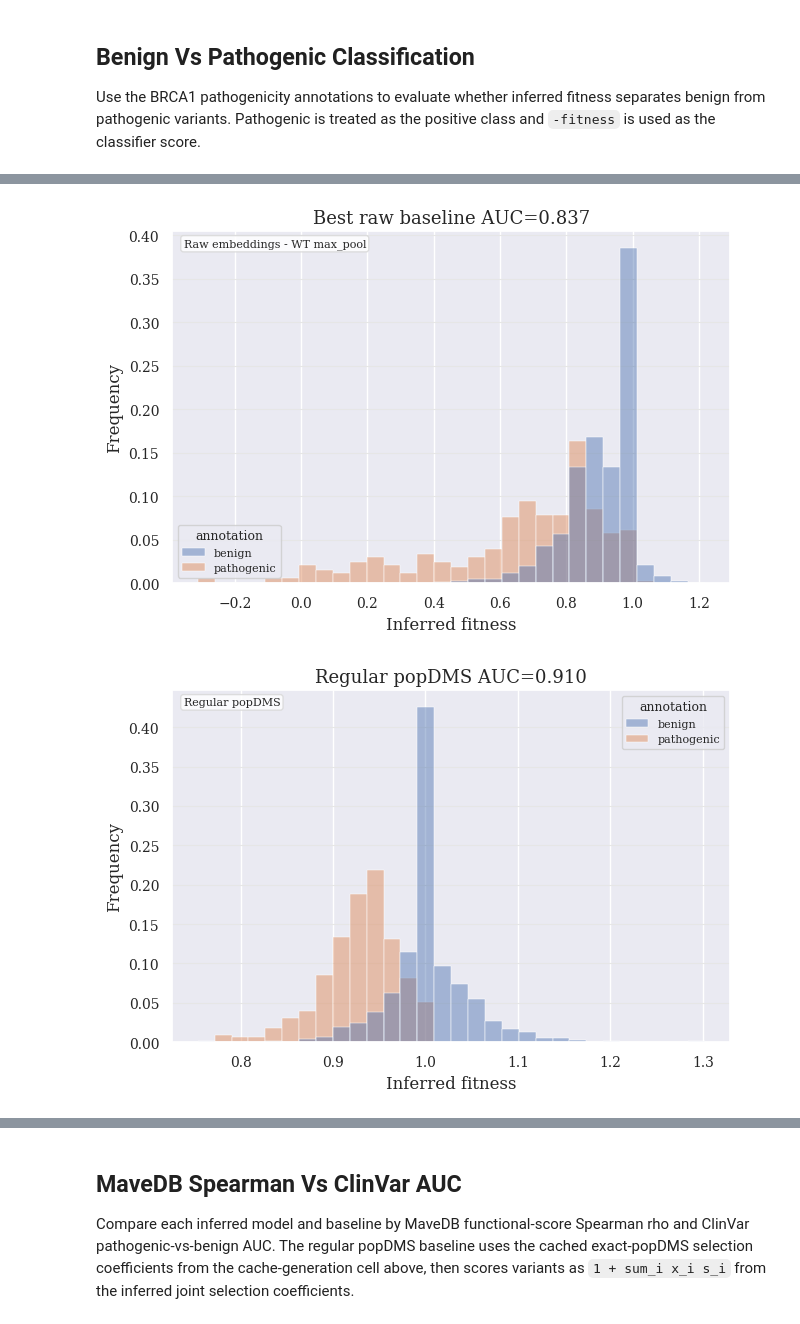
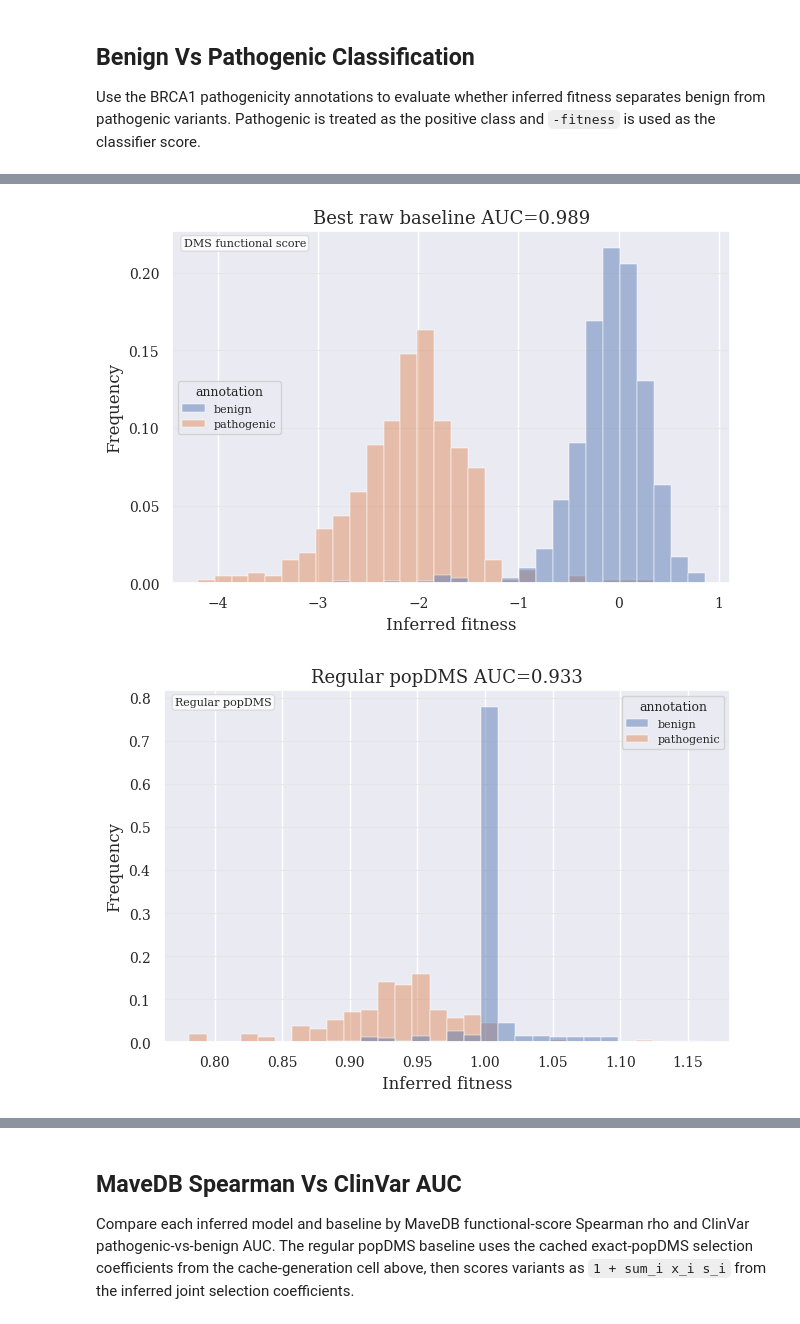
Before and after one commit to dylanwells37/esmDMS, a Jupyter notebook: real_data_esm_analysis_cpu_sae.ipynb, the cells around one changed output, grey strips where cells are left out. Cells and saved outputs as stored; diff of their text form; code cells hidden in the pictures.

```diff
--- a/real_data_esm_analysis_cpu_sae.ipynb
+++ b/real_data_esm_analysis_cpu_sae.ipynb
@@ -1100,5 +1441,5 @@ def _plot_suffix(value):
 # %%
-RUN_EXACT_POPDMS_INFERENCE = False
+RUN_EXACT_POPDMS_INFERENCE = True
 
 if RUN_EXACT_POPDMS_INFERENCE:
     selection_df = _exact_popdms_selection_coefficients(
@@ -1124,6 +1477,7 @@ Using cached exact popDMS selection coefficients: /net/dali/home/barton/dhw28/po
 RUN_SAE_SWEEP_PARETO_ANALYSIS = True
 
 if RUN_SAE_SWEEP_PARETO_ANALYSIS:
+    SAE_SWEEP_RESULTS_PATHS = _sweep_result_paths()
     existing_sweep_result_paths = [path for path in SAE_SWEEP_RESULTS_PATHS if path.is_file()]
     if not existing_sweep_result_paths:
         print(f"No completed sweep summaries found under {SAE_SWEEP_ANALYSIS_DIR}.")
@@ -2013,13 +2406,18 @@ def _fitness_dataframe_for_auc_row(row, annotation_map):
             force_recompute=FORCE_RECOMPUTE_EXACT_POPDMS_BASELINE,
         )
         return _exact_popdms_fitness_dataframe(selection_df, annotation_map)
-    seq_to_features, inference_result = _features_and_inference_for_auc_row(row)
+    features_and_inference = _features_and_inference_for_auc_row(row)
+    if isinstance(features_and_inference, pd.DataFrame):
+        return features_and_inference
+    seq_to_features, inference_result = features_and_inference
     return _fitness_for_feature_mapping(seq_to_features, inference_result, annotation_map)
 
 
 def _features_and_inference_for_auc_row(row):
     if row["model_group"] == "SAE sweep":
         return _load_pickle(row["feature_path"]), _load_pickle(row["inference_path"])
+    if row["benchmark"] == "DMS functional score":
+        return _dms_functional_score_fitness_dataframe(annotation_map, score_col=row.get("embedding_type", "score"))
     if row["benchmark"] == "Raw embeddings":
         seq_to_features = runner.load_embeddings(REPRESENTATIVE_LAYER, row["embedding_type"])
         inference_result = runner.run_feature_inference(
@@ -2044,18 +2442,27 @@ if PLOT_BEST_PATHOGENICITY_FITNESS_DISTRIBUTIONS:
         pathogenicity_auc_df = pd.read_csv(TABLE_DIR / "BRCA1_pathogenicity_auc_metrics.csv")
     annotation_map = _annotation_map_for_binary_pathogenicity()
     finite_auc_df = pathogenicity_auc_df[np.isfinite(pathogenicity_auc_df["auc"])].copy()
-    best_baseline_row = finite_auc_df[finite_auc_df["model_group"].eq("benchmark")].sort_values("auc", ascending=False).iloc[0]
-    best_sae_row = finite_auc_df[finite_auc_df["model_group"].eq("SAE sweep")].sort_values("auc", ascending=False).iloc[0]
+    if finite_auc_df.empty:
+        raise ValueError("No finite pathogenicity AUC rows are available for plotting.")
+
+    benchmark_rows = finite_auc_df[finite_auc_df["model_group"].eq("benchmark")].copy()
+    sae_rows = finite_auc_df[finite_auc_df["model_group"].eq("SAE sweep")].copy()
     popdms_rows = finite_auc_df[finite_auc_df["model_group"].eq("Regular popDMS")].copy()
+
+    best_baseline_row = benchmark_rows.sort_values("auc", ascending=False).iloc[0] if not benchmark_rows.empty else None
+    best_sae_row = sae_rows.sort_values("auc", ascending=False).iloc[0] if not sae_rows.empty else None
     popdms_row = popdms_rows.sort_values("auc", ascending=False).iloc[0] if not popdms_rows.empty else None
 
     distribution_frames = []
-    distribution_specs = [
-        (best_baseline_row, "Best raw baseline"),
-    ]
+    distribution_specs = []
+    if best_baseline_row is not None:
+        distribution_specs.append((best_baseline_row, "Best raw baseline"))
     if popdms_row is not None:
         distribution_specs.append((popdms_row, "Regular popDMS"))
-    distribution_specs.append((best_sae_row, "Best SAE"))
+    if best_sae_row is not None:
+        distribution_specs.append((best_sae_row, "Best SAE"))
+    else:
+        print("No SAE sweep AUC row found; rerun the SAE sweep Pareto/classification cells after sweep summaries are loaded.")
 
     for row, display_label in distribution_specs:
         try:
@@ -2063,12 +2470,20 @@ if PLOT_BEST_PATHOGENICITY_FITNESS_DISTRIBUTIONS:
         except FileNotFoundError as exc:
             print(f"Skipping {display_label} fitness distribution: {exc}")
             continue
+        if fitness_df.empty or "annotation" not in fitness_df.columns:
+            print(f"Skipping {display_label} fitness distribution: no annotated fitness rows.")
+            continue
         fitness_df = fitness_df[fitness_df["annotation"].isin(PATHOGENICITY_LABELS)].copy()
+        if fitness_df.empty:
+            print(f"Skipping {display_label} fitness distribution: no benign/pathogenic rows.")
+            continue
         fitness_df["model"] = display_label
         fitness_df["model_label"] = row["model_label"]
         fitness_df["auc"] = row["auc"]
         distribution_frames.append(fitness_df)
 
+    if not distribution_frames:
+        raise ValueError("No pathogenicity fitness distributions could be built from the available AUC rows.")
     best_pathogenicity_fitness_df = pd.concat(distribution_frames, ignore_index=True)
     best_pathogenicity_fitness_df.to_csv(
         TABLE_DIR / "BRCA1_best_pathogenicity_model_fitness_distributions.csv",
@@ -2113,33 +2528,33 @@ if PLOT_BEST_PATHOGENICITY_FITNESS_DISTRIBUTIONS:
             va="top",
             ha="left",
             fontsize=8,
             bbox={"boxstyle": "round,pad=0.25", "facecolor": "white", "edgecolor": "0.85", "alpha": 0.85},
         )
         fig.tight_layout()
         fig.savefig(FIGURE_DIR / output_names[model], dpi=FIGURE_DPI)
         plt.show()
 
     display(
         pathogenicity_auc_df[
             pathogenicity_auc_df["model_label"].isin([
                 label for label in [
                     best_baseline_row["model_label"],
                     popdms_row["model_label"] if popdms_row is not None else None,
-                    best_sae_row["model_label"],
+                    best_sae_row["model_label"] if best_sae_row is not None else None,
                 ]
                 if label is not None
             ])
         ][[
             "model_group",
             "model_label",
             "method",
             "embedding_type",
             "auc",
             "n_benign",
             "n_pathogenic",
             "n_variants",
         ]]
     )
 # %% [output]
-[figure, old version]
+[figure, new version]
-[figure, old version]
+[figure, new version]
```
Also changed, not shown: parts of 16 cells of this notebook.
